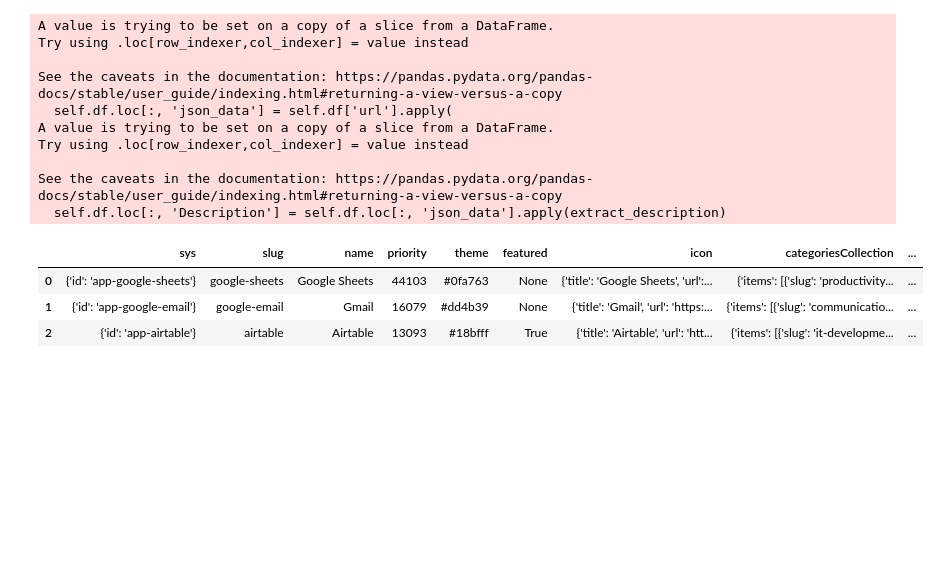
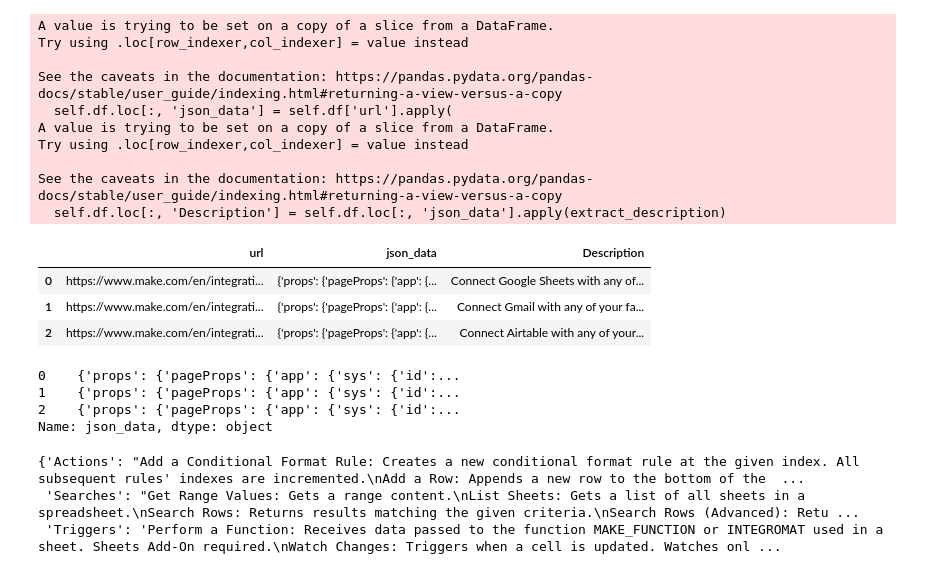
Before and after one commit to mido-99/Scrape-collection, a Jupyter notebook: make_com/plugin_page_data.ipynb, the cells around one changed output. Drawn from its saved outputs; the diff is of its cells as text; code cells hidden in the pictures; blank space fills up the shorter version.

Commit message:
Final product: remains proxy for ip blocking

```diff
--- a/make_com/plugin_page_data.ipynb
+++ b/make_com/plugin_page_data.ipynb
@@ -61,3 +61,8 @@ df.url
 1831         https://www.make.com/en/integrations/gateway
 1832             https://www.make.com/en/integrations/xml
 Name: url, Length: 1833, dtype: object
+# %%
+class self:
+    pass
+self.df = df.iloc[:3, :]
+self.df
@@ -172,9 +182,9 @@ Try using .loc[row_indexer,col_indexer] = value instead
 See the caveats in the documentation: https://pandas.pydata.org/pandas-docs/stable/user_guide/indexing.html#returning-a-view-versus-a-copy
   self.df.loc[:, 'Description'] = self.df.loc[:, 'json_data'].apply(extract_description)
 # %%
-self.df
+self.df.loc[:, 'url':]
 # %% [output]
-|  | sys | slug | name | priority | theme | featured | icon | categoriesCollection | ... |
-| 0 | {'id': 'app-google-sheets'} | google-sheets | Google Sheets | 44103 | #0fa763 | None | {'title': 'Google Sheets', 'url':... | {'items': [{'slug': 'productivity... | ... |
-| 1 | {'id': 'app-google-email'} | google-email | Gmail | 16079 | #dd4b39 | None | {'title': 'Gmail', 'url': 'https:... | {'items': [{'slug': 'communicatio... | ... |
-| 2 | {'id': 'app-airtable'} | airtable | Airtable | 13093 | #18bfff | True | {'title': 'Airtable', 'url': 'htt... | {'items': [{'slug': 'it-developme... | ... |
+|  | url | json_data | Description |
+| 0 | https://www.make.com/en/integrati... | {'props': {'pageProps': {'app': {... | Connect Google Sheets with any of... |
+| 1 | https://www.make.com/en/integrati... | {'props': {'pageProps': {'app': {... | Connect Gmail with any of your fa... |
+| 2 | https://www.make.com/en/integrati... | {'props': {'pageProps': {'app': {... | Connect Airtable with any of your... |
@@ -180,0 +203,15 @@ self.df
+# %%
+json_series = self.df['json_data']
+json_series
+# %% [output]
+0    {'props': {'pageProps': {'app': {'sys': {'id':...
+1    {'props': {'pageProps': {'app': {'sys': {'id':...
+2    {'props': {'pageProps': {'app': {'sys': {'id':...
+Name: json_data, dtype: object
+# %%
+extracted_data = json_series.apply(extract_actions)
+extracted_data[0]
+# %% [output]
+{'Actions': "Add a Conditional Format Rule: Creates a new conditional format rule at the given index. All subsequent rules' indexes are incremented.\nAdd a Row: Appends a new row to the bottom of the  ...
+ 'Searches': "Get Range Values: Gets a range content.\nList Sheets: Gets a list of all sheets in a spreadsheet.\nSearch Rows: Returns results matching the given criteria.\nSearch Rows (Advanced): Retu ...
+ 'Triggers': 'Perform a Function: Receives data passed to the function MAKE_FUNCTION or INTEGROMAT used in a sheet. Sheets Add-On required.\nWatch Changes: Triggers when a cell is updated. Watches onl ...
```
Also changed, not shown: parts of 10 cells of this notebook, 4 other files.
